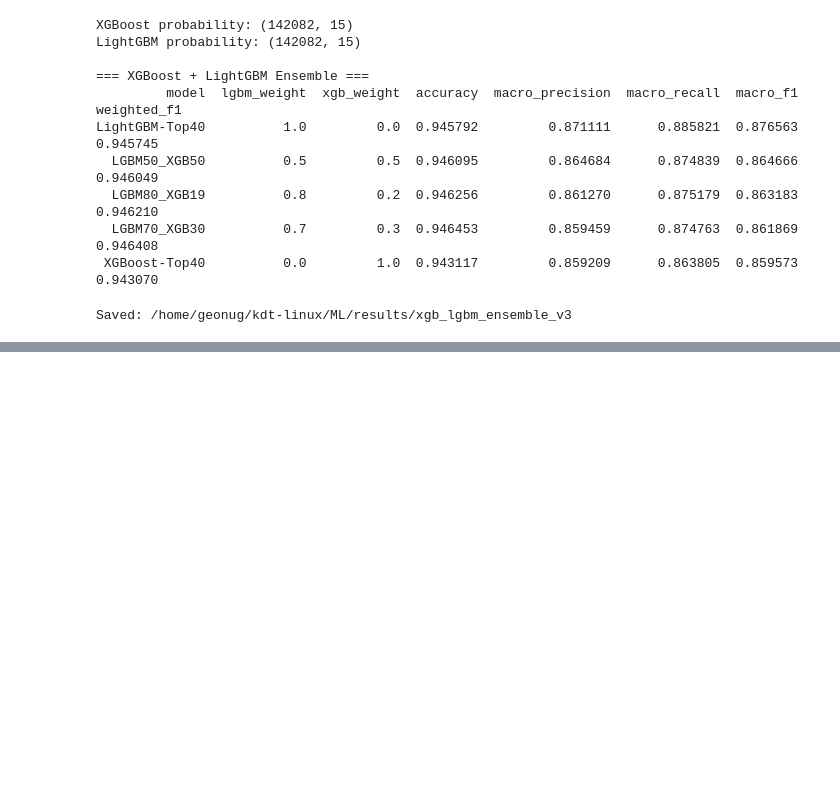
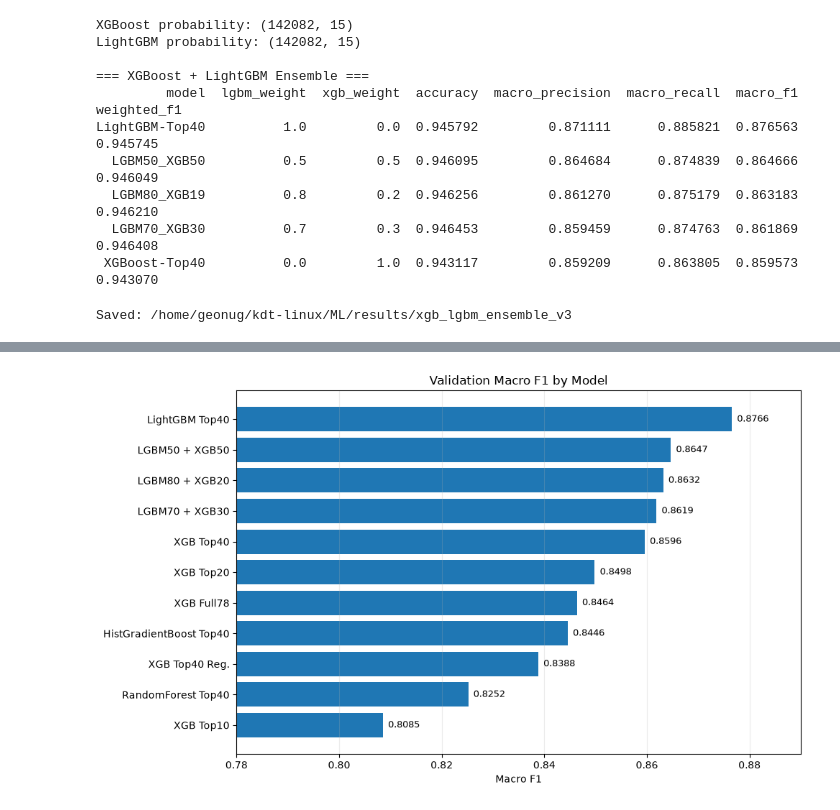
Before and after one commit to whrjsdnr/ML_teamproject, a Jupyter notebook: notebooks/preprocessing.ipynb, the cells around one changed output, grey strips where cells are left out. Drawn from its saved outputs; the diff is of its cells as text; code cells hidden in the pictures; blank space fills up the shorter version.

```diff
--- a/notebooks/preprocessing.ipynb
+++ b/notebooks/preprocessing.ipynb
@@ -5577,0 +5610,91 @@ Saved: /home/geonug/kdt-linux/ML/results/xgb_lgbm_ensemble_v3
+# %%
+model_results = pd.DataFrame({
+    "model": [
+        "XGB Full78",
+        "XGB Top40",
+        "XGB Top20",
+        "XGB Top10",
+        "XGB Top40 Reg.",
+        "RandomForest Top40",
+        "HistGradientBoost Top40",
+        "LightGBM Top40",
+        "LGBM50 + XGB50",
+        "LGBM70 + XGB30",
+        "LGBM80 + XGB20",
+    ],
+
+    "macro_f1": [
+        0.846377,
+        0.859573,
+        0.849831,
+        0.808544,
+        0.838829,
+        0.825171,
+        0.844567,
+        0.876563,
+        0.864666,
+        0.861869,
+        0.863183,
+    ],
+})
+
+
+model_results = (
+    model_results
+    .sort_values("macro_f1")
+    .reset_index(drop=True)
+)
+
+
+fig, ax = plt.subplots(
+    figsize=(10, 6)
+)
+
+bars = ax.barh(
+    model_results["model"],
+    model_results["macro_f1"],
+)
+
+ax.set_title(
+    "Validation Macro F1 by Model"
+)
+
+ax.set_xlabel(
+    "Macro F1"
+)
+
+ax.set_xlim(
+    0.78,
+    0.89
+)
+
+ax.grid(
+    axis="x",
+    alpha=0.25
+)
+
+
+for bar, value in zip(
+    bars,
+    model_results["macro_f1"]
+):
+    ax.text(
+        value + 0.001,
+        bar.get_y() + bar.get_height() / 2,
+        f"{value:.4f}",
+        va="center",
+        fontsize=9,
+    )
+
+
+plt.tight_layout()
+
+plt.savefig(
+    FIG_DIR / "01_model_macro_f1_comparison.png",
+    dpi=200,
+    bbox_inches="tight",
+)
+
+plt.show()
+# %% [output]
+[figure, added]
```
Also changed, not shown: parts of 10 cells of this notebook, 8 other files.
